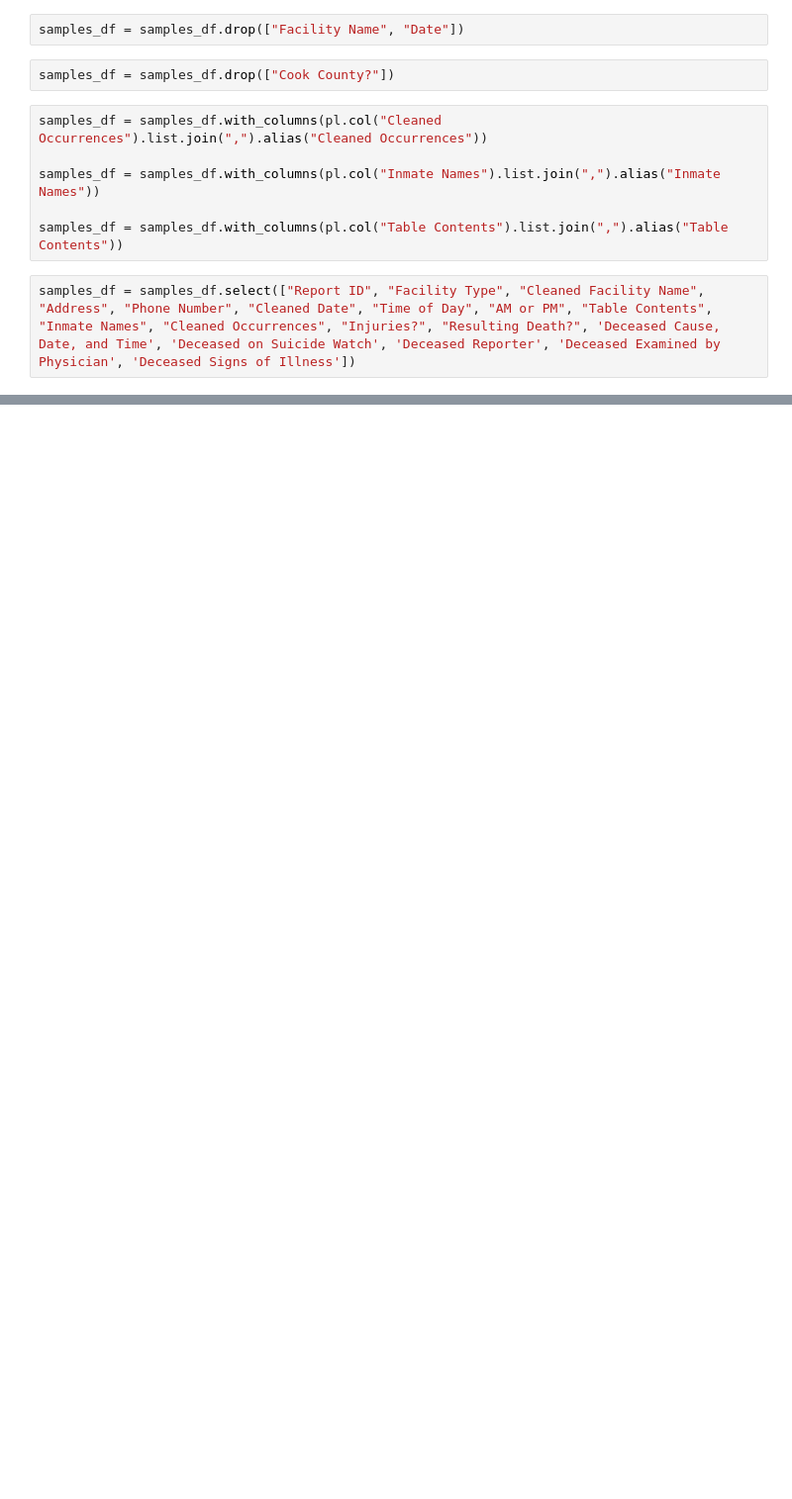
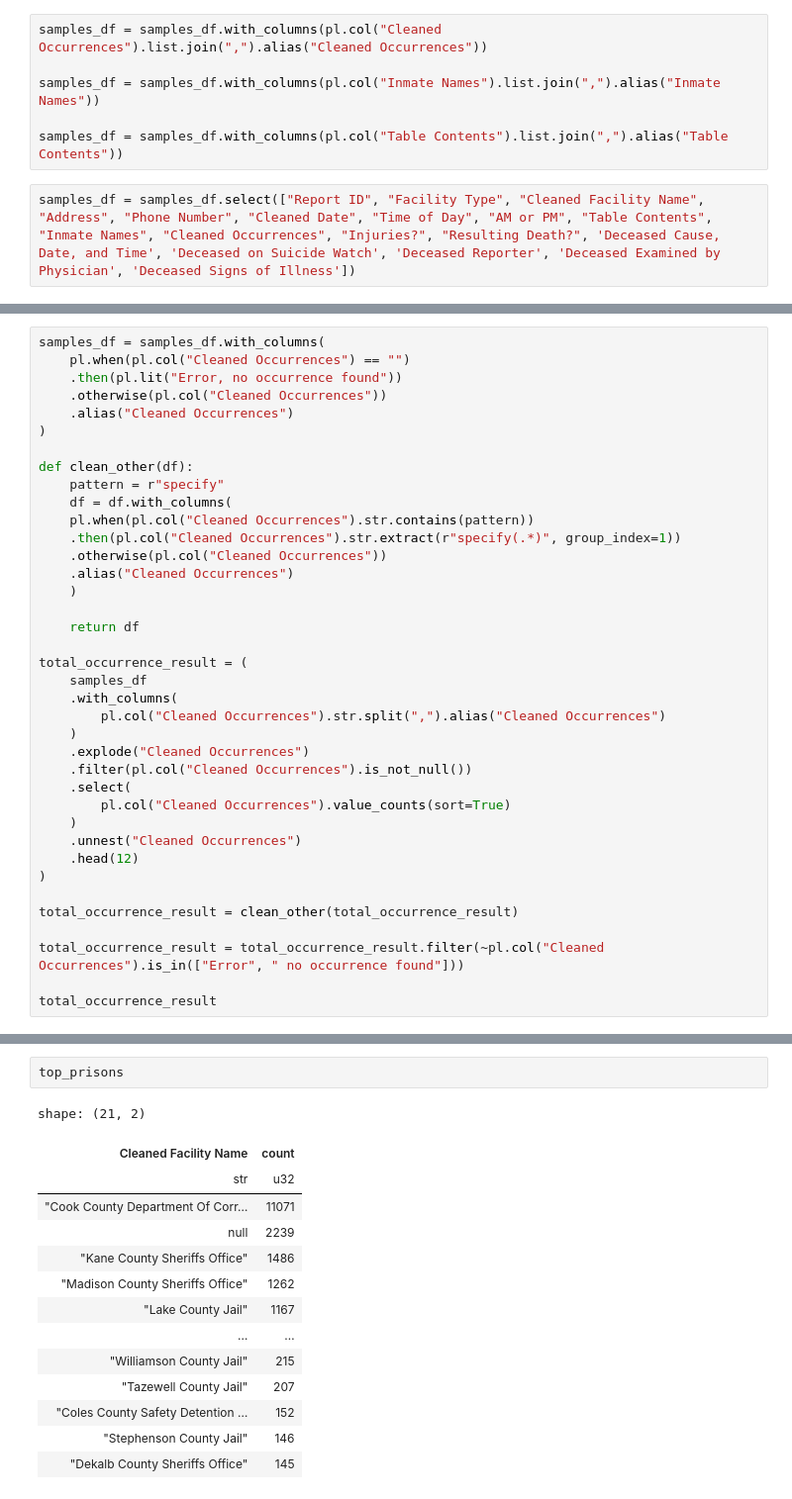
Before and after one commit to mansueto-institute/jail-events, a Jupyter notebook: src/jail-events/notebooks/ganon_cleaning.ipynb, the cells around one changed output, grey strips where cells are left out. Shown: that part at 99% size. Cells and saved outputs as stored; diff of their text form; blank space fills up the shorter version.

```diff
--- a/src/jail-events/notebooks/ganon_cleaning.ipynb
+++ b/src/jail-events/notebooks/ganon_cleaning.ipynb
@@ -180,7 +129,3 @@ samples_df = samples_df.drop(["OCR_Confidence", "OCR_Word_Count", "OCR_Text_Dete
-# %%
-samples_df = samples_df.drop(["Facility Name", "Date"])
-# %%
-samples_df = samples_df.drop(["Cook County?"])
 # %%
 samples_df = samples_df.with_columns(pl.col("Cleaned Occurrences").list.join(",").alias("Cleaned Occurrences"))
 
@@ -208,0 +137,38 @@ shape: (394, 18)
+# %%
+samples_df = samples_df.with_columns(
+    pl.when(pl.col("Cleaned Occurrences") == "")
+    .then(pl.lit("Error, no occurrence found"))
+    .otherwise(pl.col("Cleaned Occurrences"))
+    .alias("Cleaned Occurrences")
+)
+
+def clean_other(df):
+    pattern = r"specify"
+    df = df.with_columns(
+    pl.when(pl.col("Cleaned Occurrences").str.contains(pattern))
+    .then(pl.col("Cleaned Occurrences").str.extract(r"specify(.*)", group_index=1))
+    .otherwise(pl.col("Cleaned Occurrences"))
+    .alias("Cleaned Occurrences")
+    )
+
+    return df
+
+total_occurrence_result = (
+    samples_df
+    .with_columns(
+        pl.col("Cleaned Occurrences").str.split(",").alias("Cleaned Occurrences")
+    )
+    .explode("Cleaned Occurrences")
+    .filter(pl.col("Cleaned Occurrences").is_not_null())
+    .select(
+        pl.col("Cleaned Occurrences").value_counts(sort=True)
+    )
+    .unnest("Cleaned Occurrences")
+    .head(12)
+)
+
+total_occurrence_result = clean_other(total_occurrence_result)
+
+total_occurrence_result = total_occurrence_result.filter(~pl.col("Cleaned Occurrences").is_in(["Error", " no occurrence found"]))
+
+total_occurrence_result
@@ -208,0 +236,17 @@ shape: (394, 18)
+# %%
+top_prisons
+# %% [output]
+shape: (21, 2)
+| Cleaned Facility Name | count |
+| str | u32 |
+| "Cook County Department Of Corr… | 11071 |
+| null | 2239 |
+| "Kane County Sheriffs Office" | 1486 |
+| "Madison County Sheriffs Office" | 1262 |
+| "Lake County Jail" | 1167 |
+| … | … |
+| "Williamson County Jail" | 215 |
+| "Tazewell County Jail" | 207 |
+| "Coles County Safety Detention … | 152 |
+| "Stephenson County Jail" | 146 |
+| "Dekalb County Sheriffs Office" | 145 |
```
Also changed, not shown: parts of 23 cells of this notebook.
